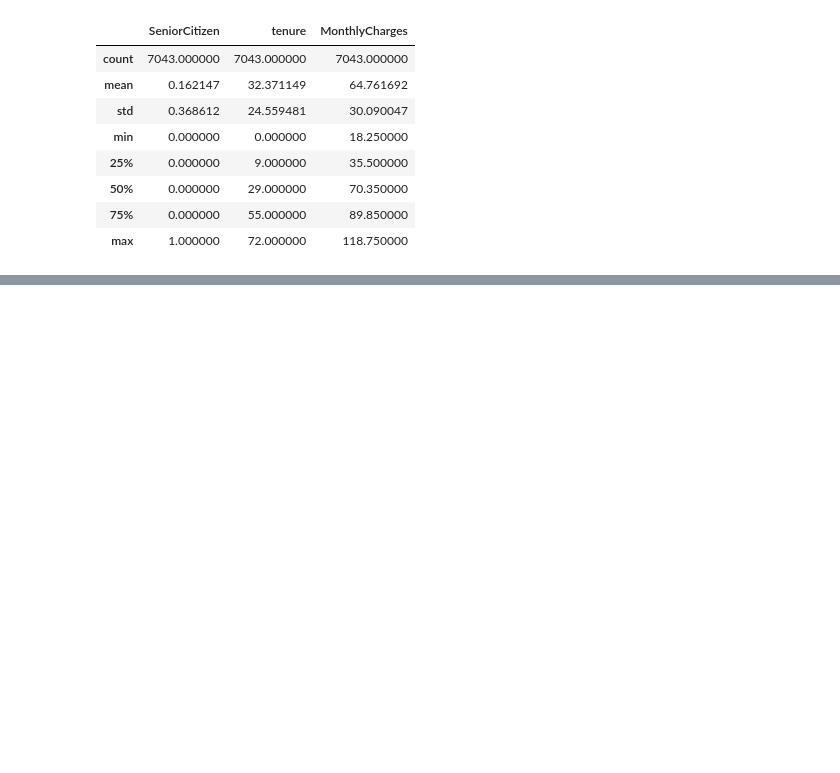
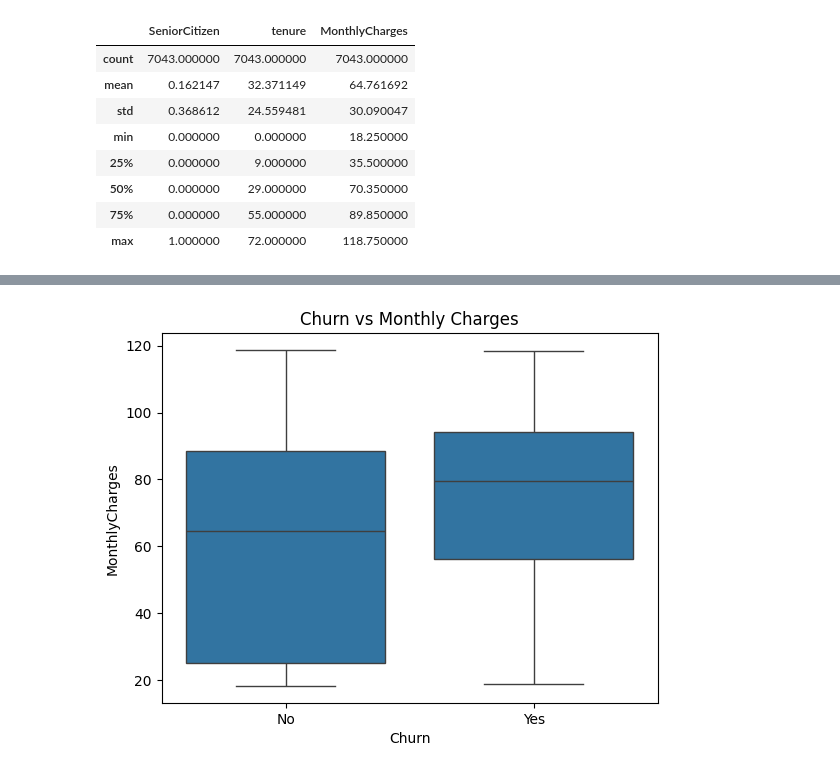
Before and after one commit to malavikap-596/Customer-Churn-Prediction-Model, a Jupyter notebook: notebooks/01_eda_and_model.ipynb, the cells around one changed output, grey strips where cells are left out. Saved outputs shown, nothing was run; the diff lists cells and outputs as text; code cells hidden in the pictures; blank space fills up the shorter version.

```diff
--- a/notebooks/01_eda_and_model.ipynb
+++ b/notebooks/01_eda_and_model.ipynb
@@ -107,0 +95,8 @@ plt.show()
+# %%
+plt.figure()
+sns.boxplot(x='Churn', y='MonthlyCharges', data=df)
+plt.title("Churn vs Monthly Charges")
+plt.savefig("../images/churn_vs_monthlycharges.png")
+plt.show()
+# %% [output]
+[figure, added]
```
Also changed, not shown: parts of 8 cells of this notebook.
